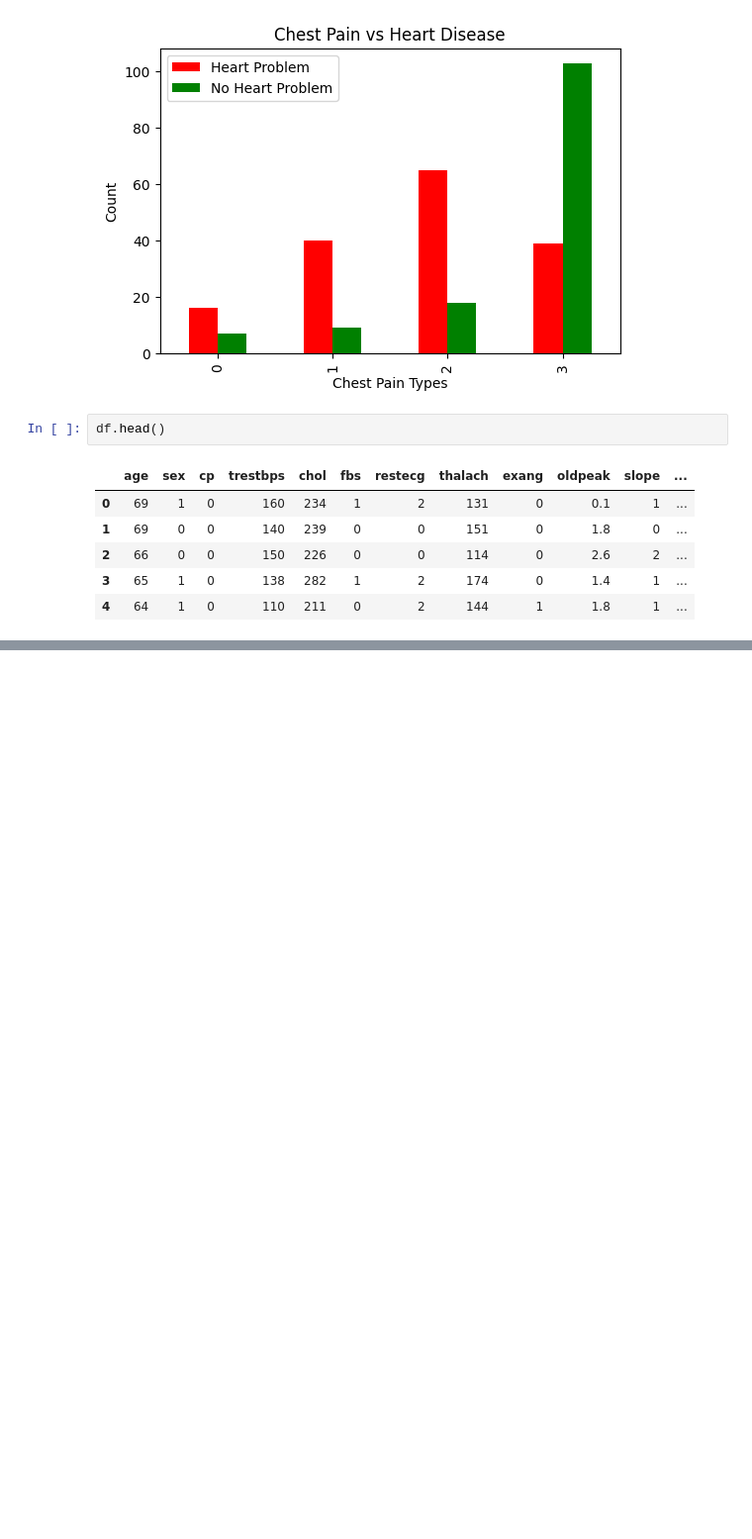
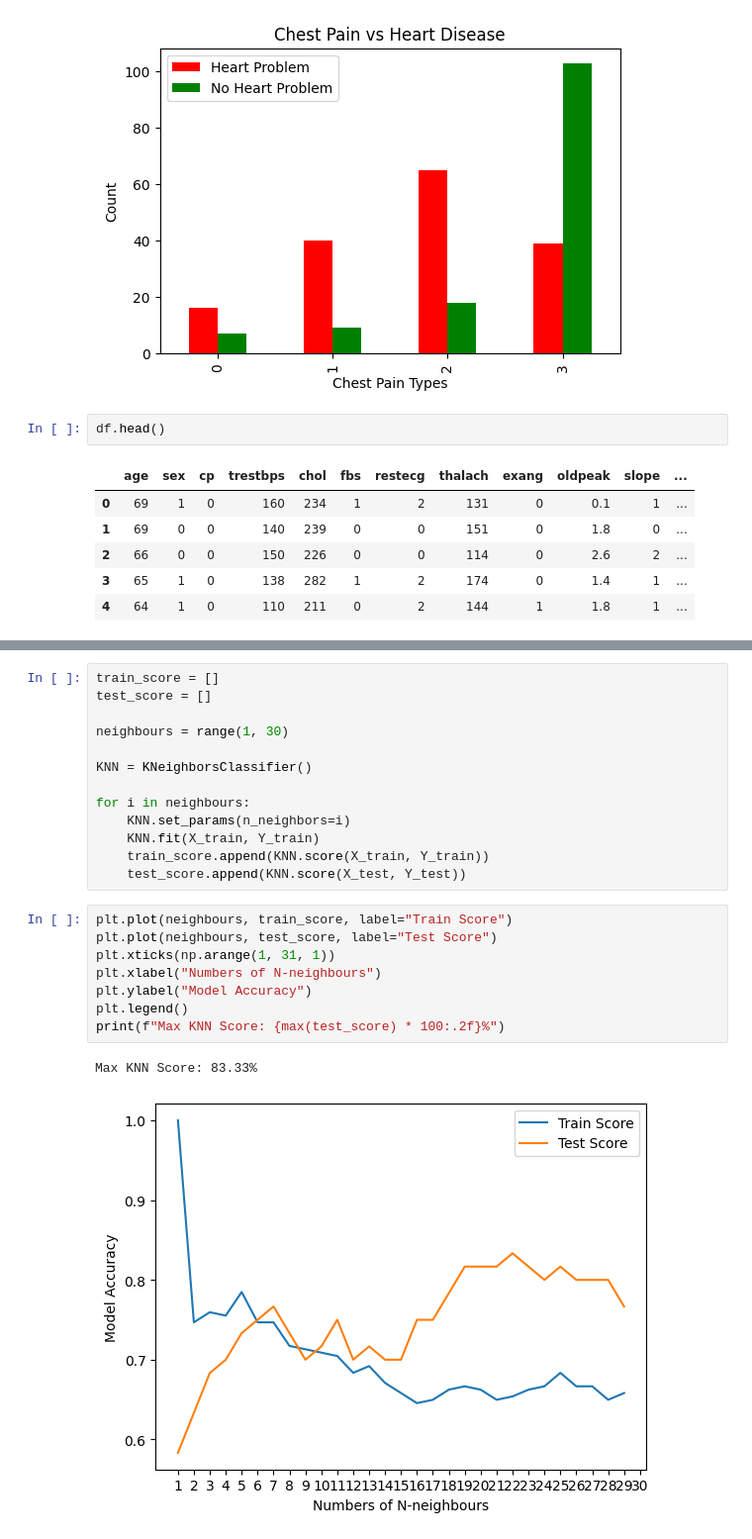
Before and after one commit to MYaseenLiaqat/data-science-foundations, a Jupyter notebook: projects/cardio_project/heart_disease_analysis.ipynb, the cells around one changed output, grey strips where cells are left out. Shown at 99% size. Cells and saved outputs as stored; diff of their text form; blank space fills up the shorter version.

```diff
--- a/projects/cardio_project/heart_disease_analysis.ipynb
+++ b/projects/cardio_project/heart_disease_analysis.ipynb
@@ -223,0 +289,24 @@ df.corr()
+# %%
+train_score = []
+test_score = []
+
+neighbours = range(1, 30)
+
+KNN = KNeighborsClassifier()
+
+for i in neighbours:
+    KNN.set_params(n_neighbors=i)
+    KNN.fit(X_train, Y_train)
+    train_score.append(KNN.score(X_train, Y_train))
+    test_score.append(KNN.score(X_test, Y_test))
+# %%
+plt.plot(neighbours, train_score, label="Train Score")
+plt.plot(neighbours, test_score, label="Test Score")
+plt.xticks(np.arange(1, 31, 1))
+plt.xlabel("Numbers of N-neighbours")
+plt.ylabel("Model Accuracy")
+plt.legend()
+print(f"Max KNN Score: {max(test_score) * 100:.2f}%")
+# %% [output]
+Max KNN Score: 83.33%
+[figure, added]
```
Also changed, not shown: parts of 15 cells of this notebook.
